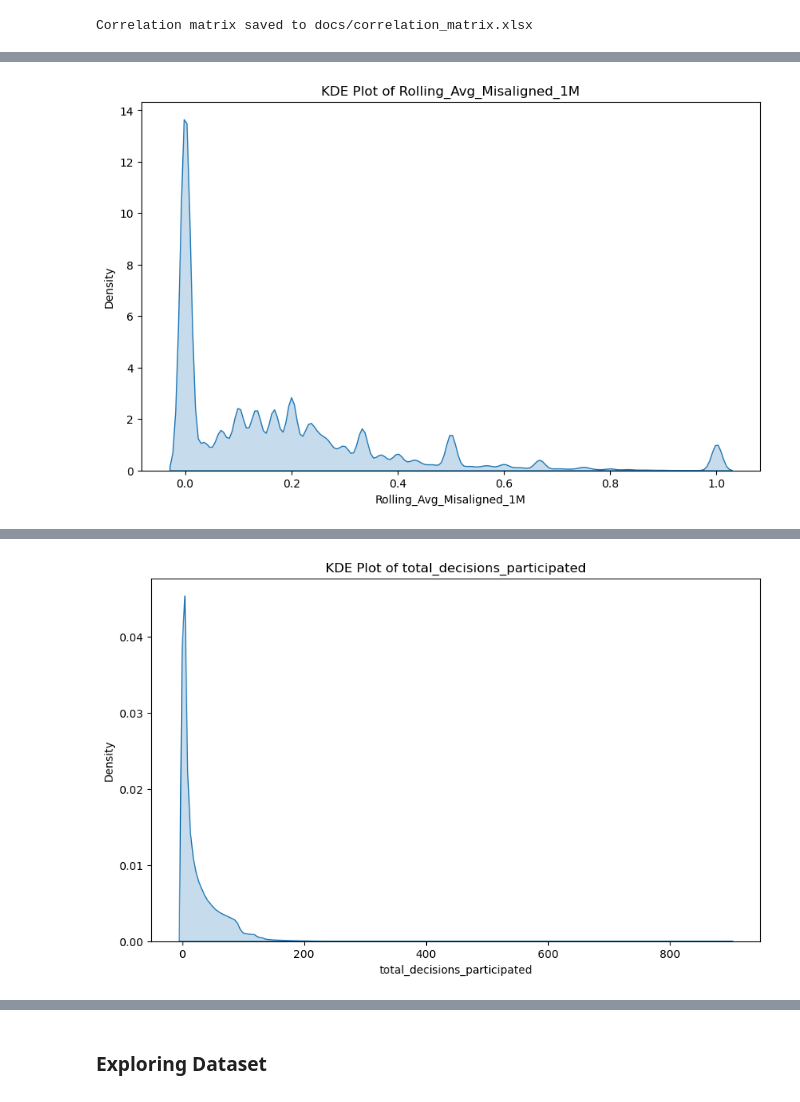
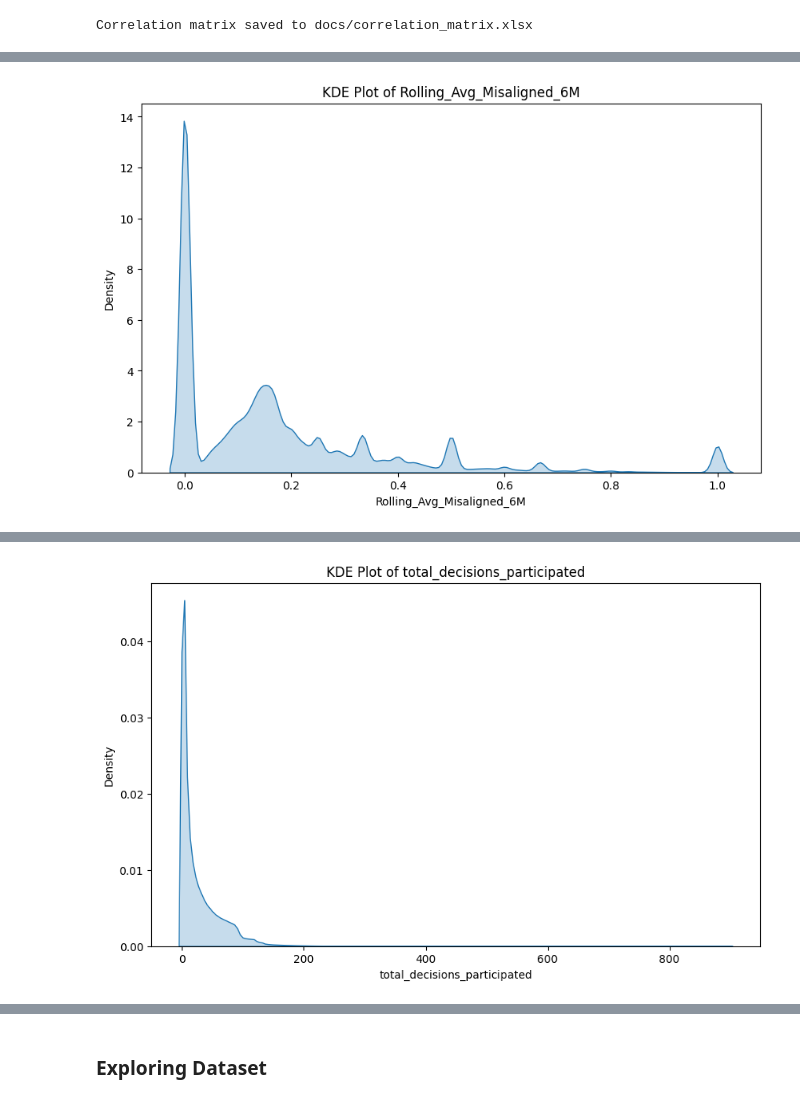
Before and after one commit to monkey-phd/DAOs-snapshot, a Jupyter notebook: data_processing_model.ipynb, the cells around one changed output, grey strips where cells are left out. Saved outputs shown, nothing was run; the diff lists cells and outputs as text; code cells hidden in the pictures.

```diff
--- a/data_processing_model.ipynb
+++ b/data_processing_model.ipynb
@@ -1038,7 +1038,7 @@ from tabulate import tabulate
 # List of variables to extract for statistical analysis
 variables = [
     'Future_Voting_Participation_Proposal',
-    'Rolling_Avg_Misaligned_1M',
+    'Rolling_Avg_Misaligned_6M',
     'Voting_rule_delegation',
     'type_weighted',
     'relative_voting_power',
@@ -1316,36 +1316,35 @@ import pandas as pd
 import seaborn as sns
 
 columns = [
     'Future_Voting_Participation_Proposal',
-    'Rolling_Avg_Misaligned_1M',
+    'Rolling_Avg_Misaligned_6M',
     'Voting_rule_delegation',
     'type_weighted',
     'relative_voting_power',
     'total_decisions_participated',
     'last_vote_previous_decision',
     'time_since_last_vote',
     'voting_period_length',
     'voter_experience_days',
     'organization_size',
     'presence_other_organizations',
     'total_votes_decision'
 ]
 
-
 def plot_kde(df, columns):
     for column in columns:
         plt.figure(figsize=(10,6))
         sns.kdeplot(df[column], fill=True)
         plt.title(f'KDE Plot of {column}')
         plt.xlabel(column)
         plt.ylabel('Density')
         plt.show()
 
 # Call the function with your DataFrame and list of columns
 plot_kde(data_clean_drop, columns)
 # %% [output]
 [figure]
-[figure, old version]
+[figure, new version]
 [figure]
 [figure]
 [figure]
```
Also changed, not shown: parts of 16 cells of this notebook, 3 other files.
